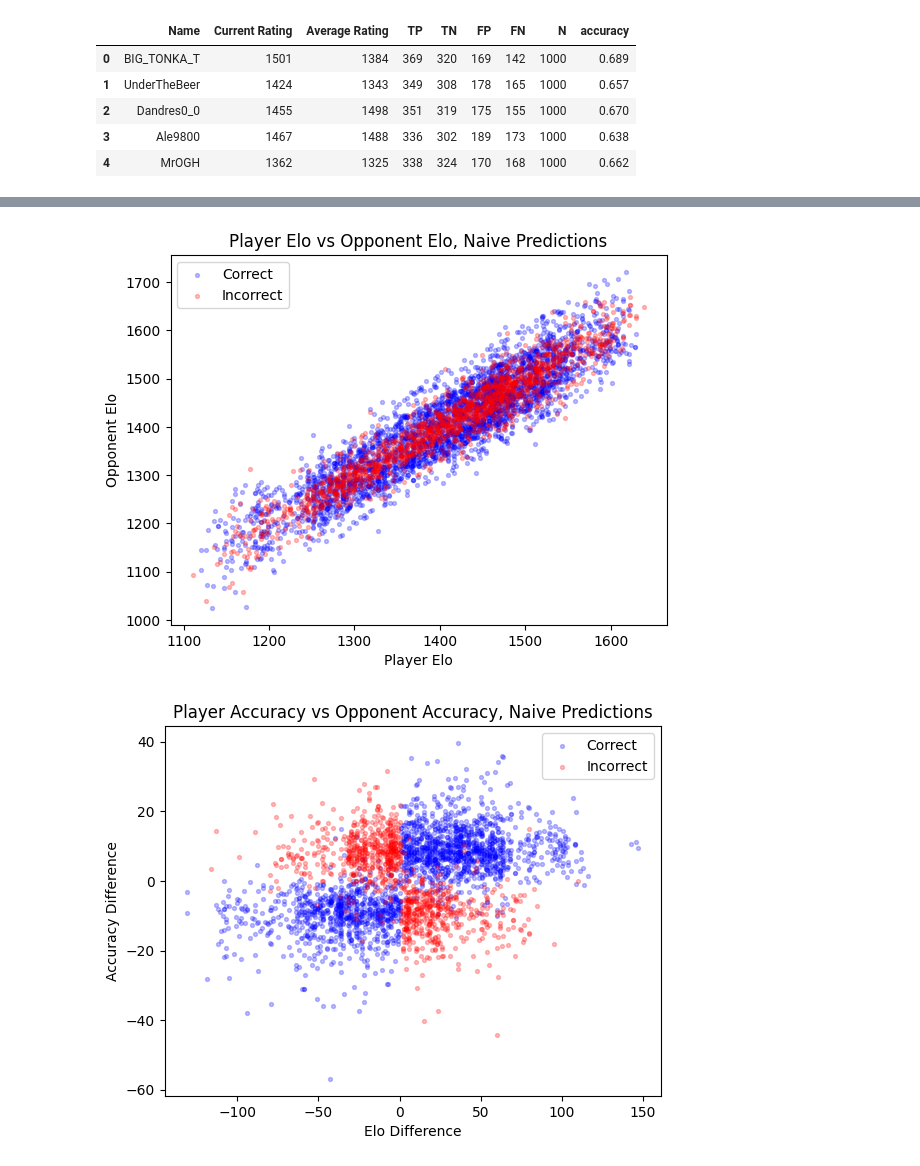
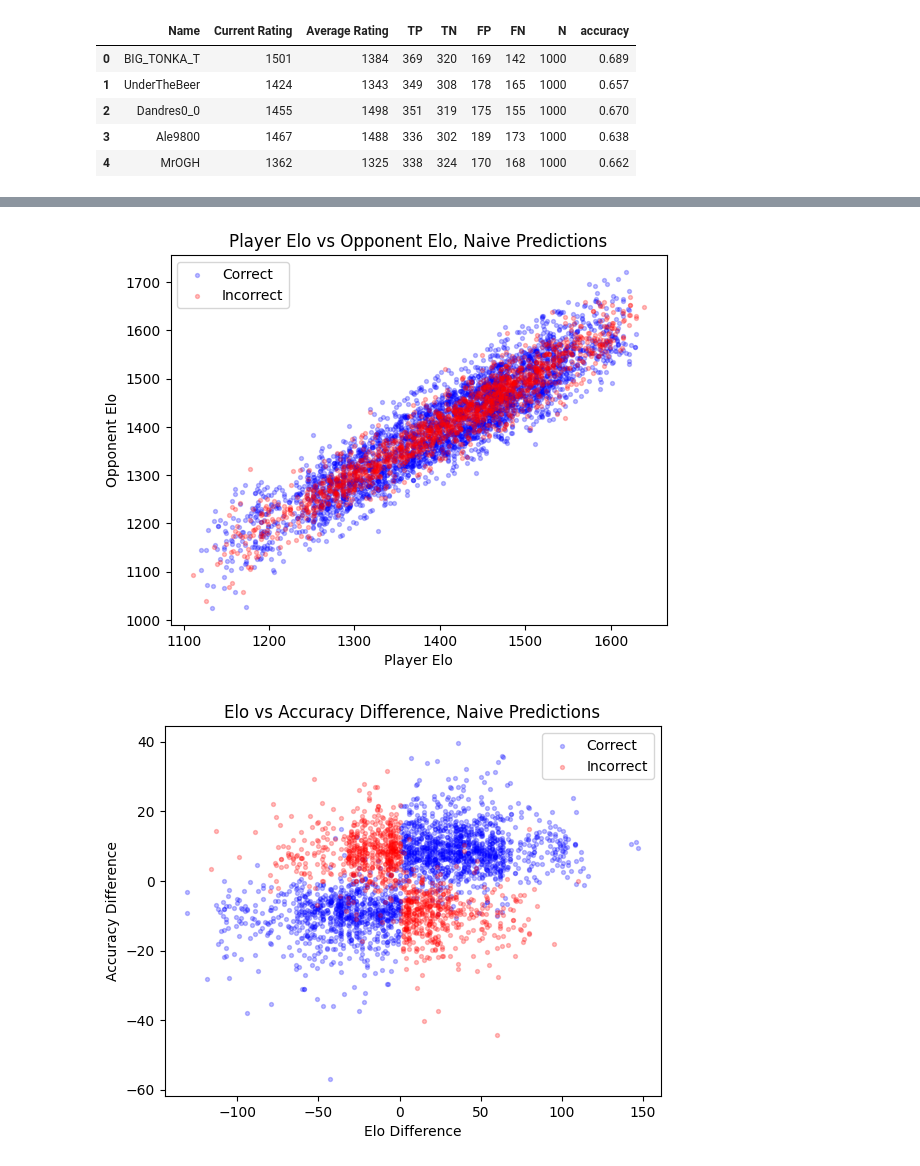
Before and after one commit to okeanskiy/online-chess-win-predictions, a Jupyter notebook: naive_prediction_model.ipynb, the cells around one changed output, grey strips where cells are left out. Cells and saved outputs as stored; diff of their text form; code cells hidden in the pictures.

```diff
--- a/naive_prediction_model.ipynb
+++ b/naive_prediction_model.ipynb
@@ -39,6 +39,7 @@ def get_player_analysis(player_name, num_games):
             'elo_diff': elo['Player'] - elo['Opponent'],
             'won': actual,
             'won_predict': pred,
+            'correct': True if actual == pred else False,
             'player_acc': accuracy['Player'] if accuracy else None,
             'opp_acc': accuracy['Opponent'] if accuracy else None,
             'acc_diff': (accuracy['Player'] - accuracy['Opponent']) if accuracy else None
@@ -143,10 +144,12 @@ BIG_TONKA_T
+# %%
+# split into correct and incorrect dataframes
+data_list = [analysis['data'] for analysis in analyses]
+df = pd.concat(data_list)
+
+correct_df = df[df['correct'] == True]
+incorrect_df = df[df['correct'] == False]
 # %%
-data_list = [analysis['data'] for analysis in analyses]
-df = pd.concat(data_list)
-
-correct_df = df[df['won'] == df['won_predict']]
-incorrect_df = df[df['won'] != df['won_predict']]
-
+# player vs opponent elo predictions
 plt.scatter(correct_df['player_elo'], correct_df['opp_elo'], color='blue', s=8, alpha=0.25, label='Correct')
 plt.scatter(incorrect_df['player_elo'], incorrect_df['opp_elo'], color='red', s=8, alpha=0.25, label='Incorrect')
 
@@ -155,15 +158,17 @@ plt.ylabel('Opponent Elo')
 plt.title('Player Elo vs Opponent Elo, Naive Predictions')
 plt.legend()
 plt.show()
-
-plt.scatter(correct_df['elo_diff'], correct_df['acc_diff'], color='blue', s=8, alpha=0.25, label='Correct')
-plt.scatter(incorrect_df['elo_diff'], incorrect_df['acc_diff'], color='red', s=8, alpha=0.25, label='Incorrect')
-
-plt.xlabel('Elo Difference')
-plt.ylabel('Accuracy Difference')
-plt.title('Player Accuracy vs Opponent Accuracy, Naive Predictions')
-plt.legend()
-plt.show()
 # %% [output]
 [figure]
-[figure, removed]
+# %%
+# elo difference vs accuracy difference predictions
+plt.scatter(correct_df['elo_diff'], correct_df['acc_diff'], color='blue', s=8, alpha=0.25, label='Correct')
+plt.scatter(incorrect_df['elo_diff'], incorrect_df['acc_diff'], color='red', s=8, alpha=0.25, label='Incorrect')
+
+plt.xlabel('Elo Difference')
+plt.ylabel('Accuracy Difference')
+plt.title('Elo vs Accuracy Difference, Naive Predictions')
+plt.legend()
+plt.show()
+# %% [output]
+[figure, added]
```
Also changed, not shown: parts of 2 cells of this notebook.
